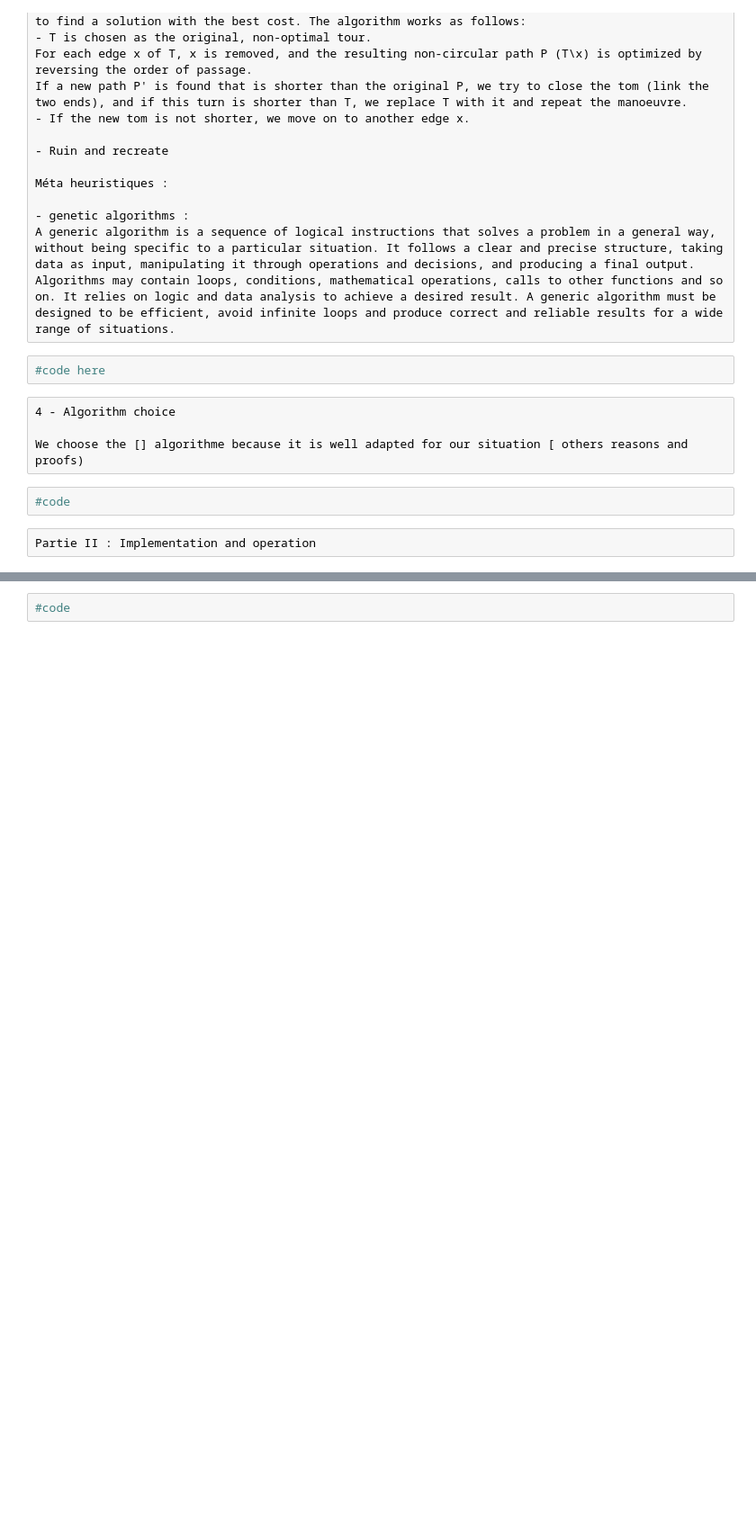
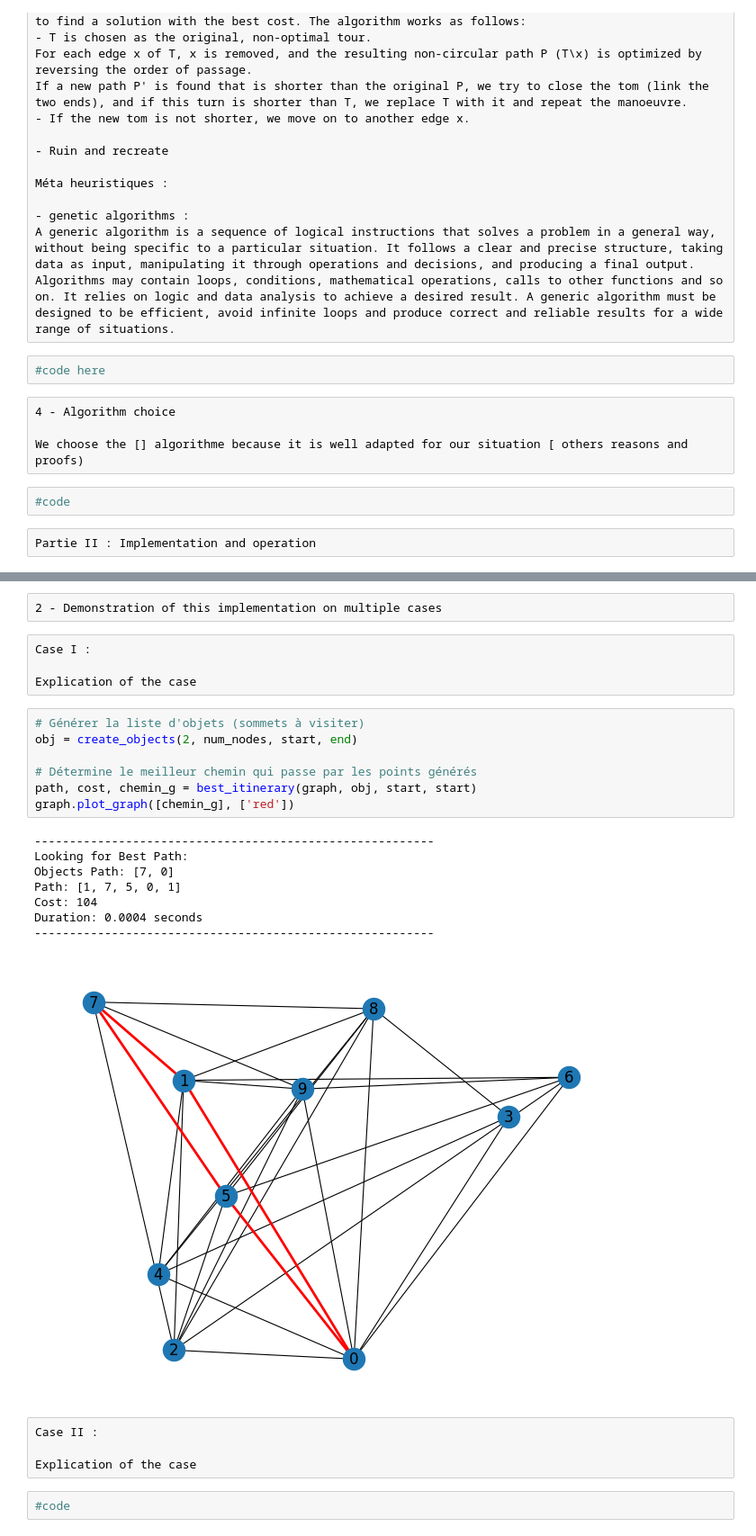
Before and after one commit to Sheydss/AdvancedAlgorithms, a Jupyter notebook: Livrable-II.ipynb, the cells around one changed output, grey strips where cells are left out. Shown at 90% size. Drawn from its saved outputs; the diff is of its cells as text; blank space fills up the shorter version.

Commit message:
maj livrable, implementation

```diff
--- a/Livrable-II.ipynb
+++ b/Livrable-II.ipynb
@@ -155,2 +528,28 @@ blabla
+# %% [raw]
+2 - Demonstration of this implementation on multiple cases
+# %% [raw]
+Case I :
+
+Explication of the case
+# %%
+# Générer la liste d'objets (sommets à visiter)
+obj = create_objects(2, num_nodes, start, end)
+
+# Détermine le meilleur chemin qui passe par les points générés
+path, cost, chemin_g = best_itinerary(graph, obj, start, start)
+graph.plot_graph([chemin_g], ['red'])
+# %% [output]
+---------------------------------------------------------
+Looking for Best Path:
+Objects Path: [7, 0]
+Path: [1, 7, 5, 0, 1]
+Cost: 104
+Duration: 0.0004 seconds
+---------------------------------------------------------
+[figure, added]
+# %% [raw]
+Case II :
+
+Explication of the case
 # %%
 #code
```
Also changed, not shown: parts of 13 cells of this notebook.
